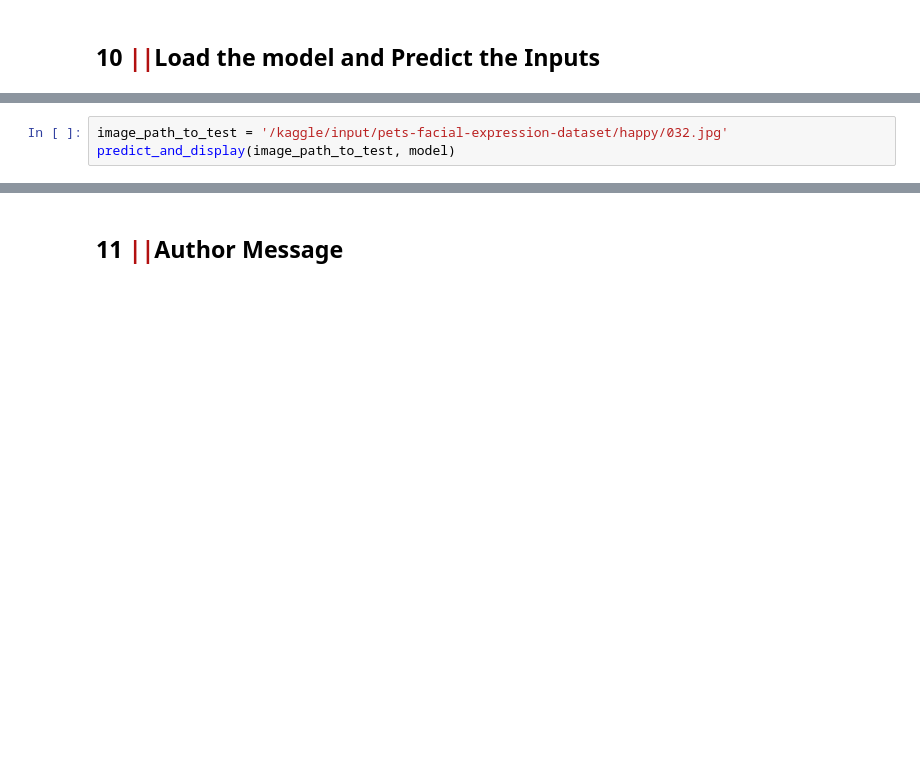
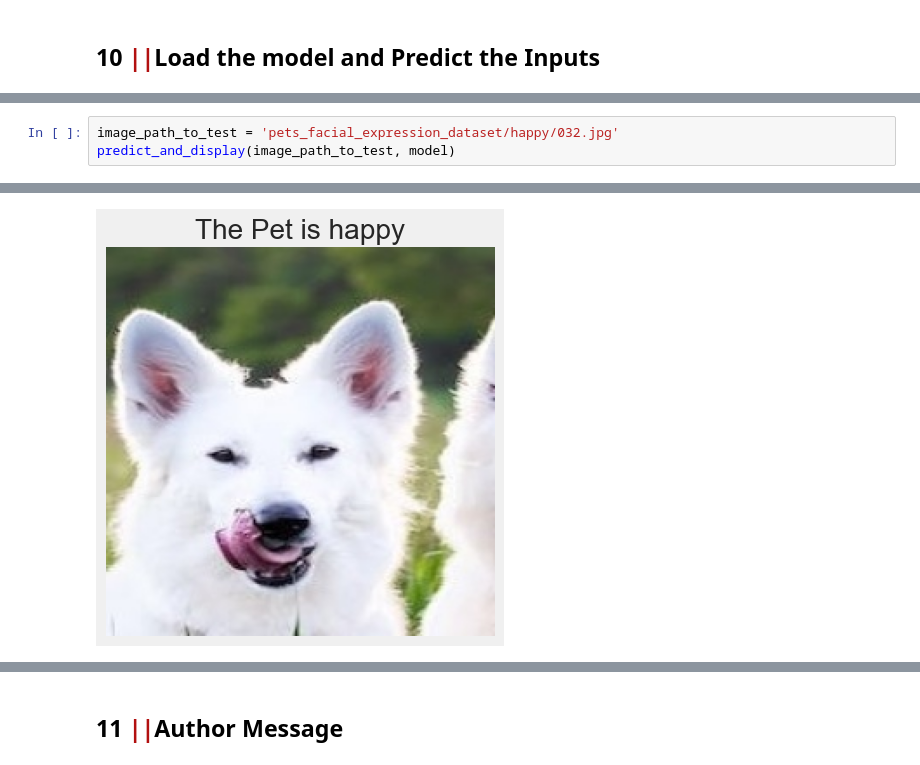
Before and after one commit to jeffeehsiung/Pet_Facial_Expression_Recognition, a Jupyter notebook: pet_facial_emotion_effi.ipynb, the cells around one changed output, grey strips where cells are left out. Cells and saved outputs as stored; diff of their text form; blank space fills up the shorter version.

```diff
--- a/pet_facial_emotion_effi.ipynb
+++ b/pet_facial_emotion_effi.ipynb
@@ -611,3 +756,4 @@ predict_and_display(image_path_to_test, model)
 # %%
-image_path_to_test = '/kaggle/input/pets-facial-expression-dataset/happy/032.jpg'
+image_path_to_test = 'pets_facial_expression_dataset/happy/032.jpg'
 predict_and_display(image_path_to_test, model)
+# %% [output]
@@ -614 +761,2 @@ predict_and_display(image_path_to_test, model)
+[figure, added]
 # %%
```
Also changed, not shown: parts of 26 cells of this notebook.
